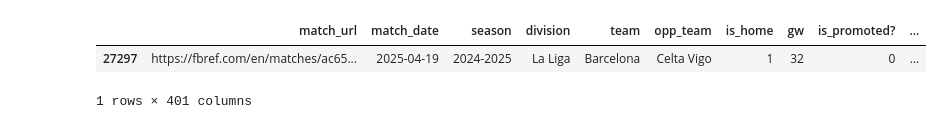
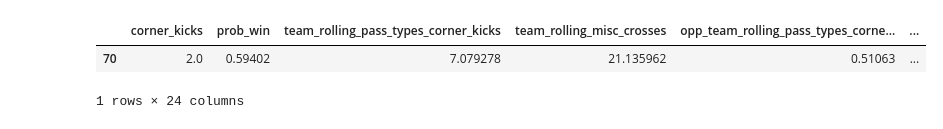
Before and after one commit to louis-porter/algobetting, a Jupyter notebook: algo/models/team_corners/classifier/xgb_clas_team_corners_v3.ipynb, the cells around one changed output. Drawn from its saved outputs; the diff is of its cells as text; code cells hidden in the pictures.

Commit message:
tried to get corner model more accurate

```diff
--- a/algo/models/team_corners/classifier/xgb_clas_team_corners_v3.ipynb
+++ b/algo/models/team_corners/classifier/xgb_clas_team_corners_v3.ipynb
@@ -297,7 +401,36 @@ double_test_df[(double_test_df["team"] == "Lecce") & (double_test_df["opp_team"]
 # %%
+top_features = [
+   "corner_kicks",
+   "prob_win",
+   "team_rolling_pass_types_corner_kicks",
+   "team_rolling_misc_crosses",
+   "opp_team_rolling_pass_types_corner_kicks_out",
+   "team_rolling_conceded_pass_types_through_balls",
+   "team_rolling_pass_types_corner_kicks_out",
+   "team_rolling_conceded_defense_errors",
+   "team_rolling_conceded_misc_tackles_won",
+   "opp_team_rolling_conceded_defense_errors",
+   "team_rolling_conceded_possession_carries_into_penalty_area",
+   "opp_team_rolling_misc_offsides",
+   "team_rolling_summary_shots_on_target",
+   "team_rolling_possession_touches_def_3rd",
+   "team_rolling_possession_miscontrols",
+   "team_rolling_is_early_season?",
+   "team_rolling_conceded_misc_ball_recoveries",
+   "opp_team_rolling_conceded_pass_types_corner_kicks",
+   "team_rolling_summary_assists",
+   "team_rolling_conceded_pass_types_corner_kicks_in",
+   "team_rolling_conceded_defense_tackles_def_3rd",
+   "opp_team_rolling_possession_dispossessed",
+   "opp_team_rolling_conceded_possession_touches_def_3rd",
+   "opp_team_rolling_conceded_pass_types_corner_kicks_out"
+]
 
-full_test_df[(full_test_df["team"] == "Barcelona") & (full_test_df["opp_team"] == "Celta Vigo") & (full_test_df["is_home"] == 1)]
+# Now use it with your filter
+full_test_df[(full_test_df["team"] == "Arsenal") &
+            (full_test_df["opp_team"] == "Bournemouth") &
+            (full_test_df["is_home"] == 1)][top_features]
 # %% [output]
-|  | match_url | match_date | season | division | team | opp_team | is_home | gw | is_promoted? | ... |
-| 27297 | https://fbref.com/en/matches/ac65... | 2025-04-19 | 2024-2025 | La Liga | Barcelona | Celta Vigo | 1 | 32 | 0 | ... |
+|  | corner_kicks | prob_win | team_rolling_pass_types_corner_kicks | team_rolling_misc_crosses | opp_team_rolling_pass_types_corne... | ... |
+| 70 | 2.0 | 0.59402 | 7.079278 | 21.135962 | 0.51063 | ... |
-1 rows × 401 columns
+1 rows × 24 columns
```
Also changed, not shown: parts of 7 cells of this notebook, 4 other files.
